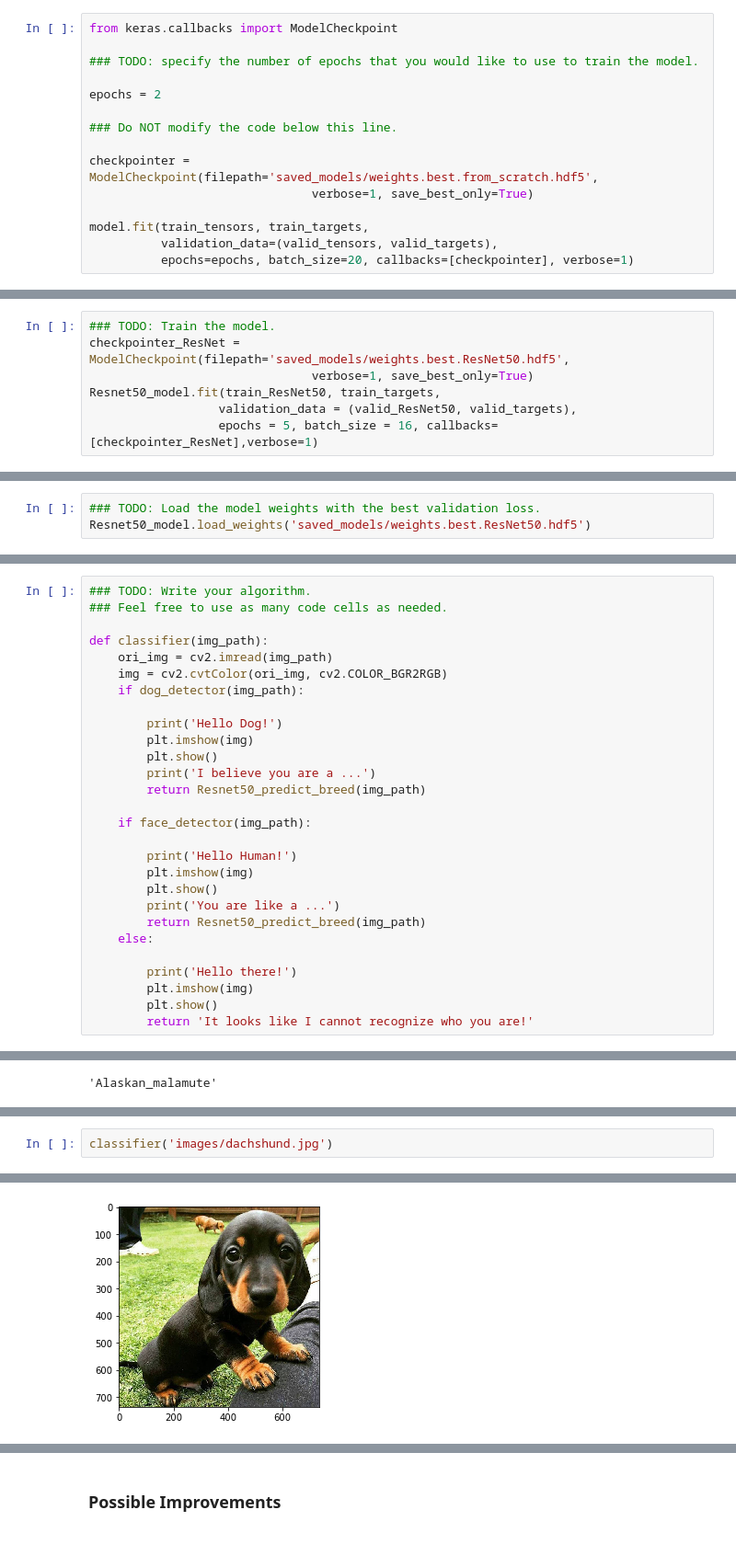
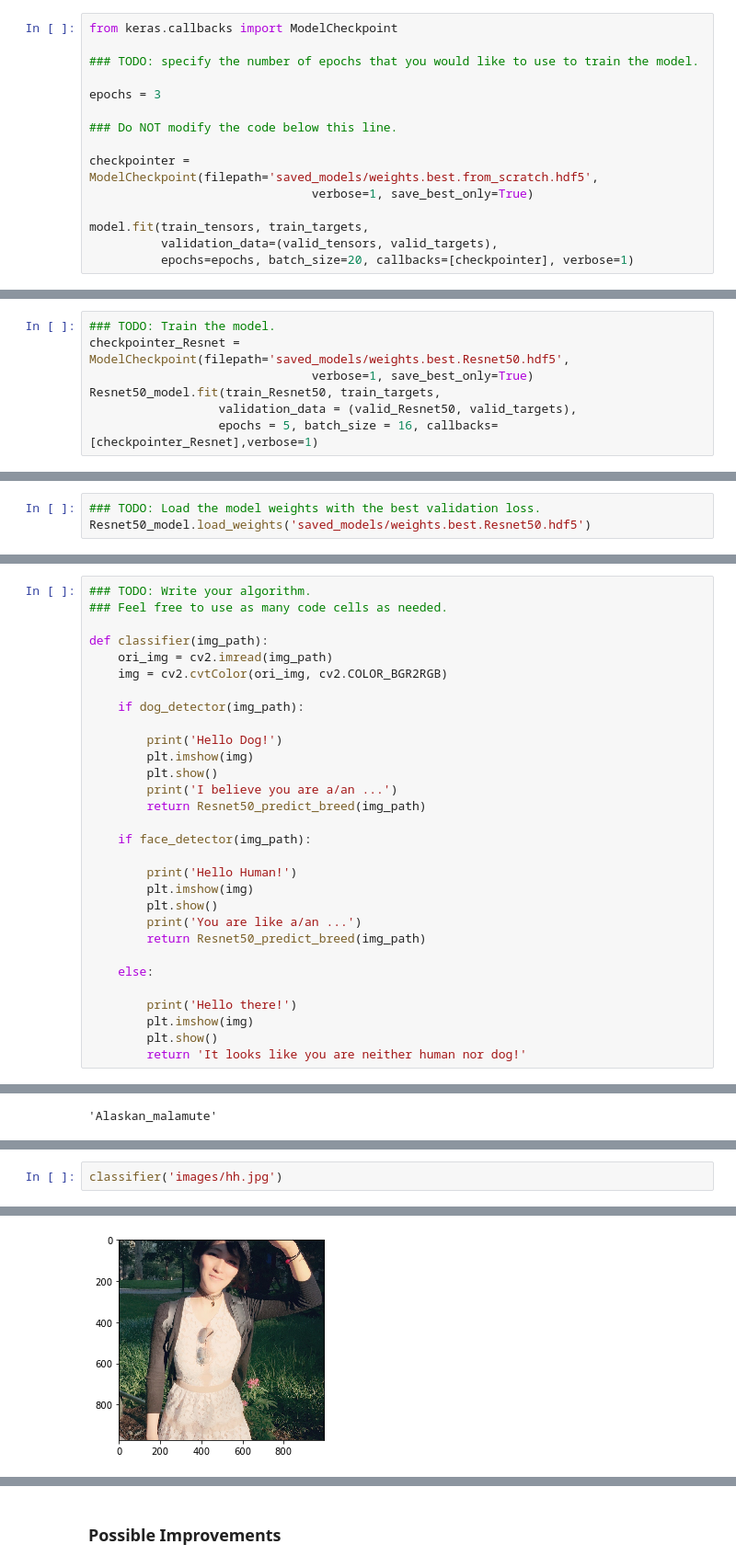
Before and after one commit to haohan723/Dog-Breed-Classification, a Jupyter notebook: dog_app.ipynb, the cells around one changed output, grey strips where cells are left out. Shown at 92% size. Cells and saved outputs as stored; diff of their text form.

```diff
--- a/dog_app.ipynb
+++ b/dog_app.ipynb
@@ -428,7 +449,7 @@ from keras.callbacks import ModelCheckpoint
 
 ### TODO: specify the number of epochs that you would like to use to train the model.
 
-epochs = 2
+epochs = 3
 
 ### Do NOT modify the code below this line.
 
@@ -652,11 +684,11 @@ Train your model in the code cell below.  Use model checkpointing to save the mo
 You are welcome to [augment the training data](https://blog.keras.io/building-powerful-image-classification-models-using-very-little-data.html), but this is not a requirement.
 # %%
 ### TODO: Train the model.
-checkpointer_ResNet = ModelCheckpoint(filepath='saved_models/weights.best.ResNet50.hdf5',
+checkpointer_Resnet = ModelCheckpoint(filepath='saved_models/weights.best.Resnet50.hdf5',
                                verbose=1, save_best_only=True)
-Resnet50_model.fit(train_ResNet50, train_targets,
-                  validation_data = (valid_ResNet50, valid_targets),
-                  epochs = 5, batch_size = 16, callbacks=[checkpointer_ResNet],verbose=1)
+Resnet50_model.fit(train_Resnet50, train_targets,
+                  validation_data = (valid_Resnet50, valid_targets),
+                  epochs = 5, batch_size = 16, callbacks=[checkpointer_Resnet],verbose=1)
 # %% [output]
 Train on 6680 samples, validate on 835 samples
 Epoch 1/5
@@ -674,7 +706,7 @@ Epoch 5/5
 ### (IMPLEMENTATION) Load the Model with the Best Validation Loss
 # %%
 ### TODO: Load the model weights with the best validation loss.
-Resnet50_model.load_weights('saved_models/weights.best.ResNet50.hdf5')
+Resnet50_model.load_weights('saved_models/weights.best.Resnet50.hdf5')
 # %% [markdown]
 ### (IMPLEMENTATION) Test the Model
 
@@ -735,12 +767,13 @@ Some sample output for our algorithm is provided below, but feel free to design
 def classifier(img_path):
     ori_img = cv2.imread(img_path)
     img = cv2.cvtColor(ori_img, cv2.COLOR_BGR2RGB)
+
     if dog_detector(img_path):
 
         print('Hello Dog!')
         plt.imshow(img)
         plt.show()
-        print('I believe you are a ...')
+        print('I believe you are a/an ...')
         return Resnet50_predict_breed(img_path)
 
     if face_detector(img_path):
@@ -748,14 +781,15 @@ def classifier(img_path):
         print('Hello Human!')
         plt.imshow(img)
         plt.show()
-        print('You are like a ...')
+        print('You are like a/an ...')
         return Resnet50_predict_breed(img_path)
+
     else:
 
         print('Hello there!')
         plt.imshow(img)
         plt.show()
-        return 'It looks like I cannot recognize who you are!'
+        return 'It looks like you are neither human nor dog!'
 # %% [markdown]
 ---
 <a id='step7'></a>
@@ -803,3 +844,3 @@ I believe you are a ...
 # %%
-classifier('images/dachshund.jpg')
+classifier('images/hh.jpg')
 # %% [output]
@@ -807 +848 @@ Hello Dog!
-[figure, old version]
+[figure, new version]
```
Also changed, not shown: parts of 23 cells of this notebook.
